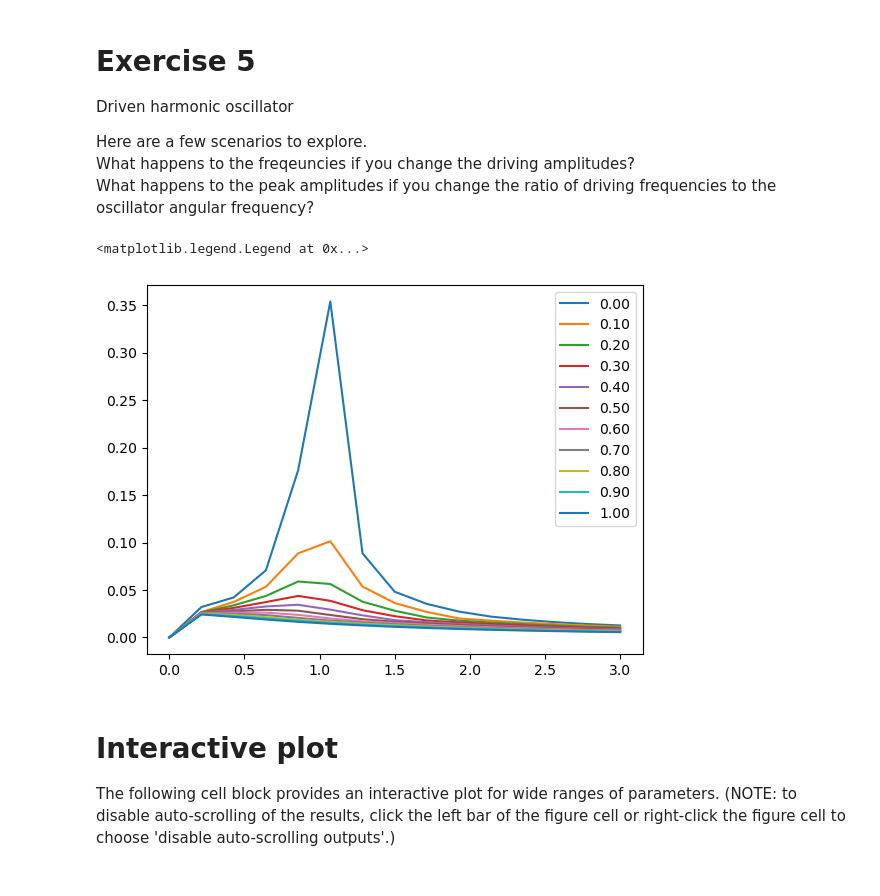
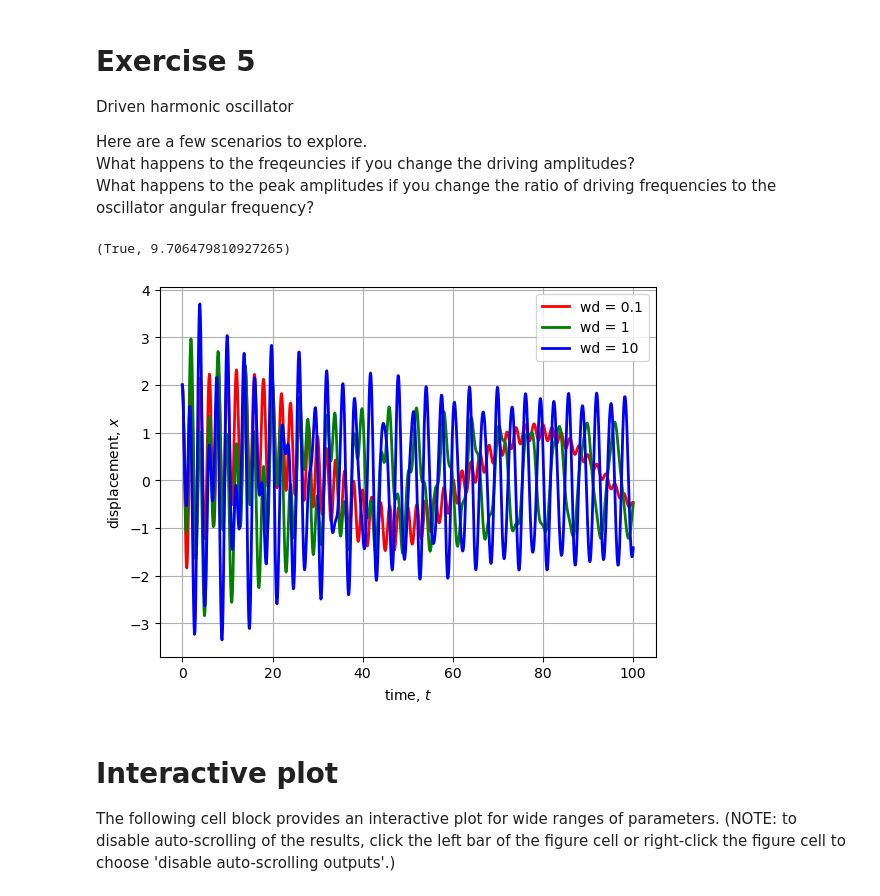
Before and after one commit to dunyuliu/Earth_From_Lab_To_Planet_Tutorials, a Jupyter notebook: Module1.1_DampedHarmonicOscillator.ipynb, the cells around one changed output. Drawn from its saved outputs; the diff is of its cells as text; code cells hidden in the pictures.

```diff
--- a/Module1.1_DampedHarmonicOscillator.ipynb
+++ b/Module1.1_DampedHarmonicOscillator.ipynb
@@ -151,6 +161,11 @@ def main(zeta = 0.05, omega0 = 2.*np.pi, Fm = 1., omegad = 2.*np.pi, xInit0 = [1
 Simple harmonic oscillator
 # %%
 fig    = plt.figure()
-main(zeta = 0.0, omega0 = 2.*np.pi, Fm = 0.0, omegad = 2.*np.pi, xInit0 = [1., 0.], method = 'euler', plot_feature = ['k',2])
-main(zeta = 0.0, omega0 = 2.*np.pi, Fm = 0.0, omegad = 2.*np.pi, xInit0 = [1., 0.], method = 'midpoint', plot_feature = ['r-',2])
+omega0 = 1*np.pi;zeta=0;
+omegad=omega0;F=0
+
+xinit= [2.,0.]
+
+driver(zeta, omega0,F,omegad,xinit, method = 'euler',    plot_feature = ['k',2])
+driver(zeta, omega0,F,omegad,xinit, method = 'midpoint', plot_feature = ['r-',2])
 # %% [output]
@@ -192,28 +211,15 @@ Here are a few scenarios to explore. <br>
 What happens to the freqeuncies if you change the driving amplitudes? <br>
 What happens to the peak amplitudes if you change the ratio of driving frequencies to the oscillator angular frequency? <br>
 # %%
-omega0    = 2.*np.pi
-ratio     = np.linspace(0,3,15)
-omegad    = omega0*ratio
-zetaList  = np.linspace(0,1,11)
-n         = len(ratio)
-m         = len(zetaList)
+zeta = 0.01;
+F=10;
 
-resonance = np.zeros((m,n))
-for idx, zeta in enumerate(zetaList):
-    for idy, omega in enumerate(omegad):
-        [err, maxA]   = main(zeta = zeta, omega0 = omega0, Fm = 1.0, omegad = omega, xInit0 = [0., 0.], method = 'runge_kutta', plot_feature = ['k:',2])
-        plt.close()
-        resonance[idx][idy] = maxA
-
-fig    = plt.figure()
-for idx, zeta in enumerate(zetaList):
-    plt.plot(ratio, resonance[idx], label =  str('%.2f' % zetaList[idx]))
-
-plt.legend()
+driver(zeta, omega0,F,0.1,xinit, method = 'scipy', plot_feature = ['r-',2],plabel="wd = 0.1",nsteps=1000,tmax=100)
+driver(zeta, omega0,F,  1,xinit, method = 'scipy', plot_feature = ['g-',2],plabel="wd = 1",nsteps=1000,tmax=100)
+driver(zeta, omega0,F,  2,xinit, method = 'scipy', plot_feature = ['b-',2],plabel="wd = 10",nsteps=1000,tmax=100)
 # %% [output]
-<matplotlib.legend.Legend at 0x...>
+(True, 9.706479810927265)
-[figure, old version]
+[figure, new version]
 # %% [markdown]
 # Interactive plot
 The following cell block provides an interactive plot for wide ranges of parameters. (NOTE: to disable auto-scrolling of the results, click the left bar of the figure cell or right-click the figure cell to choose 'disable auto-scrolling outputs'.)
```
Also changed, not shown: parts of 12 cells of this notebook, 4 other files.
